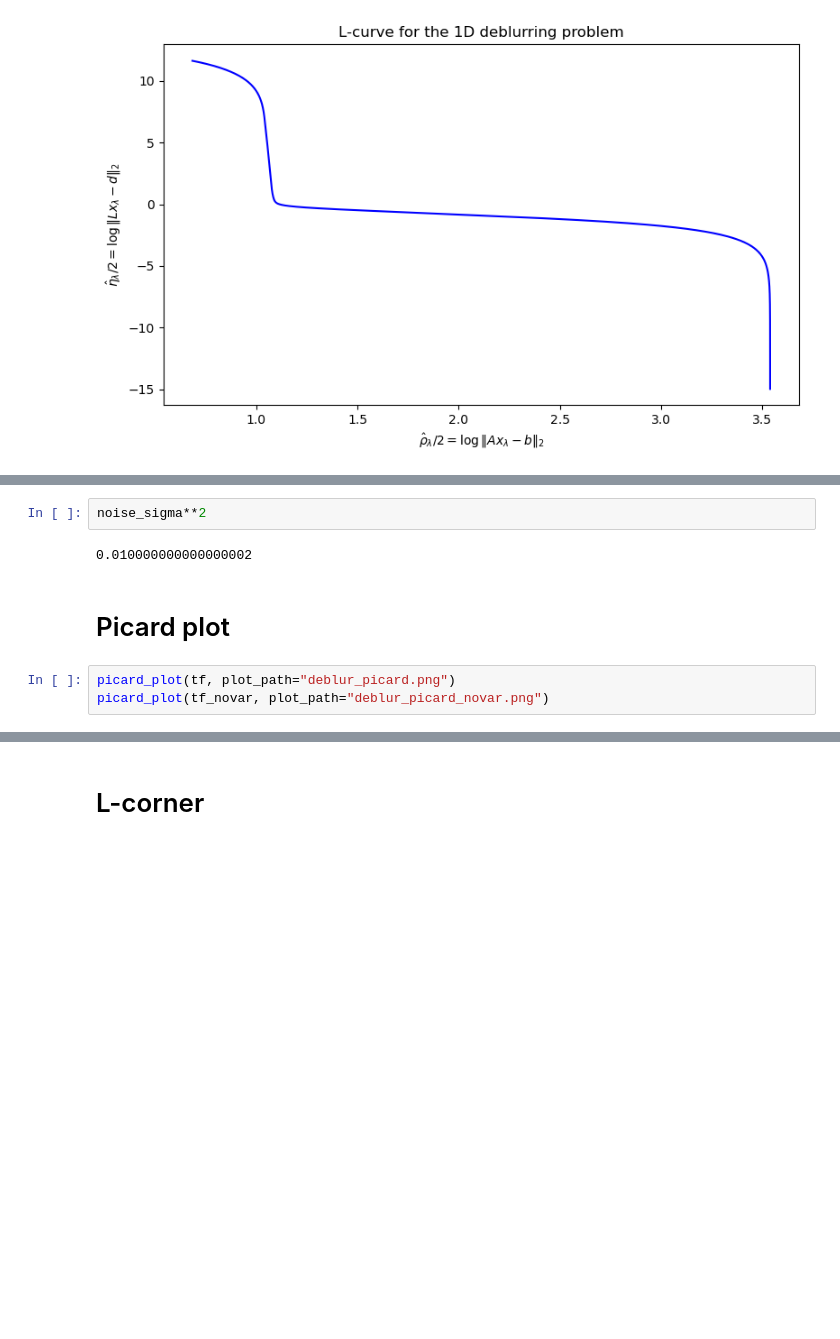
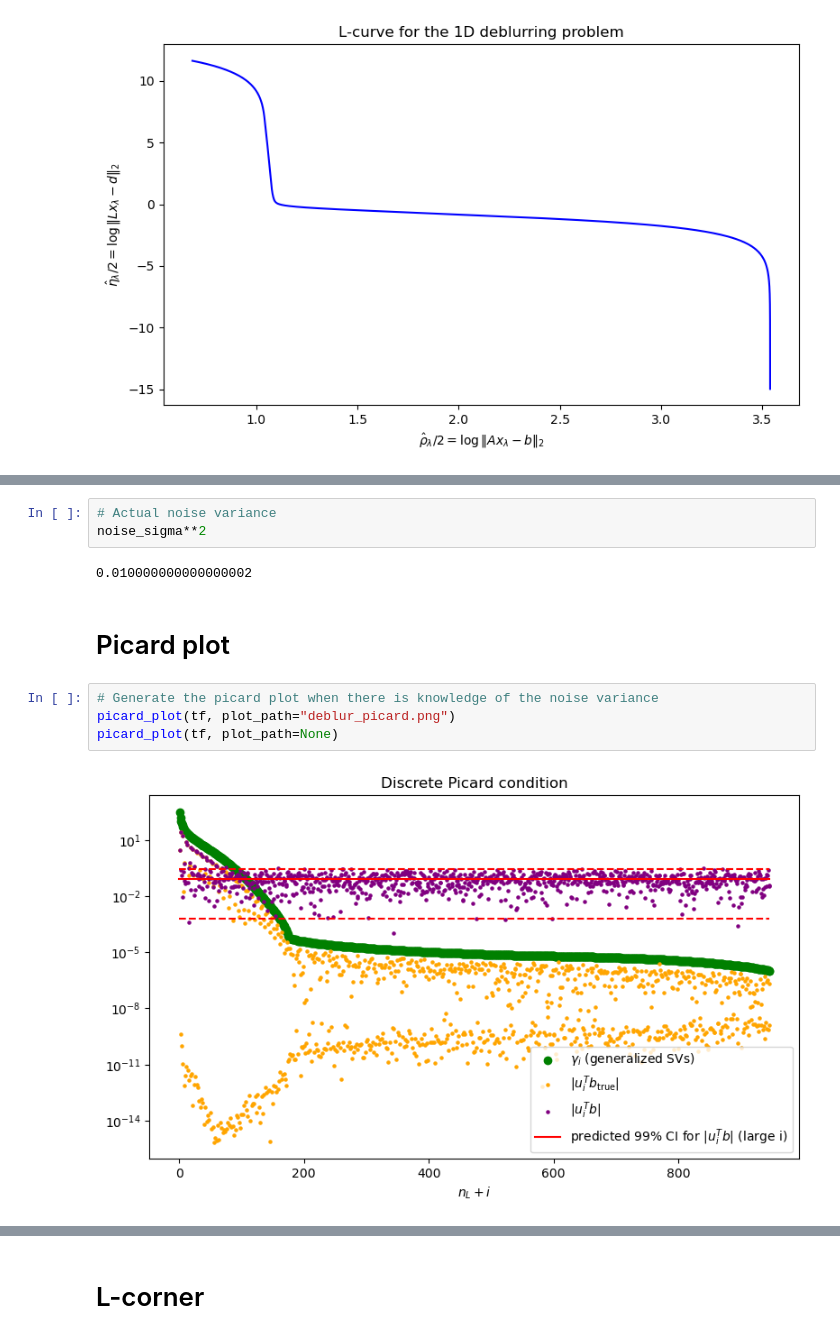
Before and after one commit to jlindbloom/pytikhonov, a Jupyter notebook: examples/deblur_1d/deblurring_example.ipynb, the cells around one changed output, grey strips where cells are left out. Saved outputs shown, nothing was run; the diff lists cells and outputs as text; blank space fills up the shorter version.

```diff
--- a/examples/deblur_1d/deblurring_example.ipynb
+++ b/examples/deblur_1d/deblurring_example.ipynb
@@ -195,9 +157,13 @@ estimate_noise_variance(tf)
 # %%
+# Actual noise variance
 noise_sigma**2
 # %% [output]
 0.010000000000000002
 # %% [markdown]
 # Picard plot
 # %%
+# Generate the picard plot when there is knowledge of the noise variance
 picard_plot(tf, plot_path="deblur_picard.png")
-picard_plot(tf_novar, plot_path="deblur_picard_novar.png")
+picard_plot(tf, plot_path=None)
+# %% [output]
+[figure, added]
```
Also changed, not shown: parts of 63 cells of this notebook, 12 other files.
